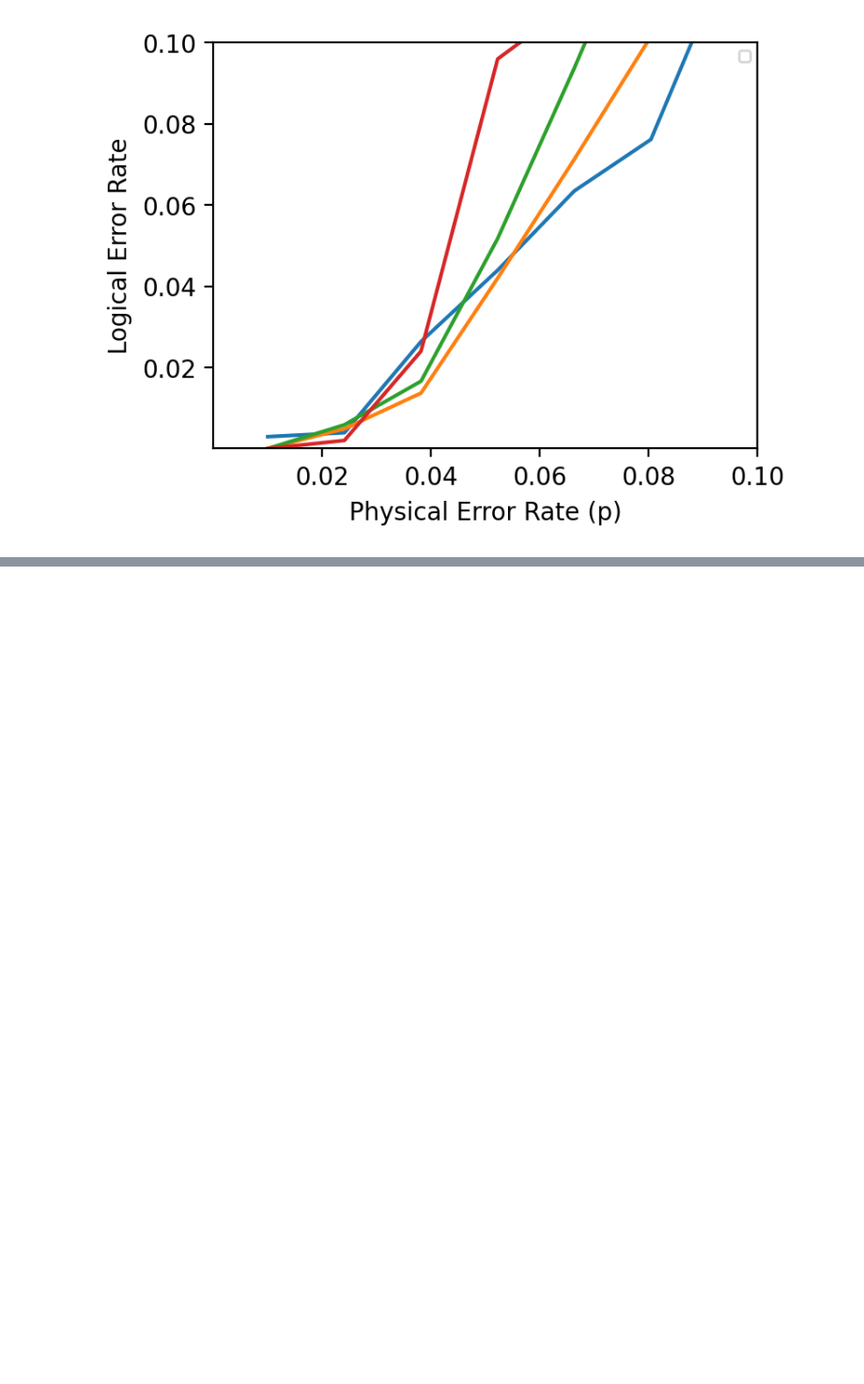
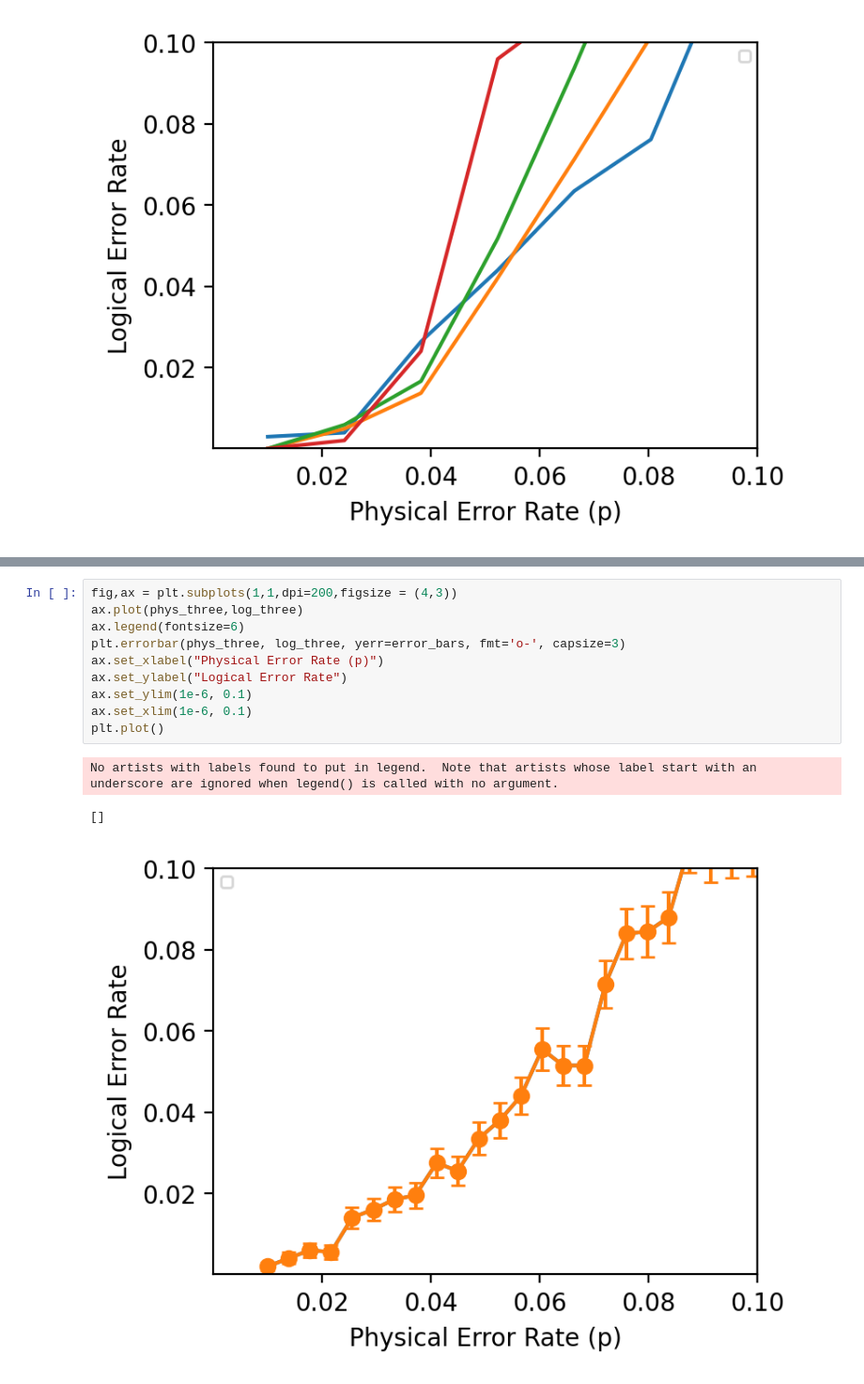
Before and after one commit to snow-apple/bacon_shor_code, a Jupyter notebook: scipydecoder.ipynb, the cells around one changed output, grey strips where cells are left out. Shown at 94% size. Drawn from its saved outputs; the diff is of its cells as text; blank space fills up the shorter version.

```diff
--- a/scipydecoder.ipynb
+++ b/scipydecoder.ipynb
@@ -638,0 +682,14 @@ plt.plot()
+# %%
+fig,ax = plt.subplots(1,1,dpi=200,figsize = (4,3))
+ax.plot(phys_three,log_three)
+ax.legend(fontsize=6)
+plt.errorbar(phys_three, log_three, yerr=error_bars, fmt='o-', capsize=3)
+ax.set_xlabel("Physical Error Rate (p)")
+ax.set_ylabel("Logical Error Rate")
+ax.set_ylim(1e-6, 0.1)
+ax.set_xlim(1e-6, 0.1)
+plt.plot()
+# %% [output]
+No artists with labels found to put in legend.  Note that artists whose label start with an underscore are ignored when legend() is called with no argument.
+[]
+[figure, added]
```
Also changed, not shown: parts of 14 cells of this notebook.
